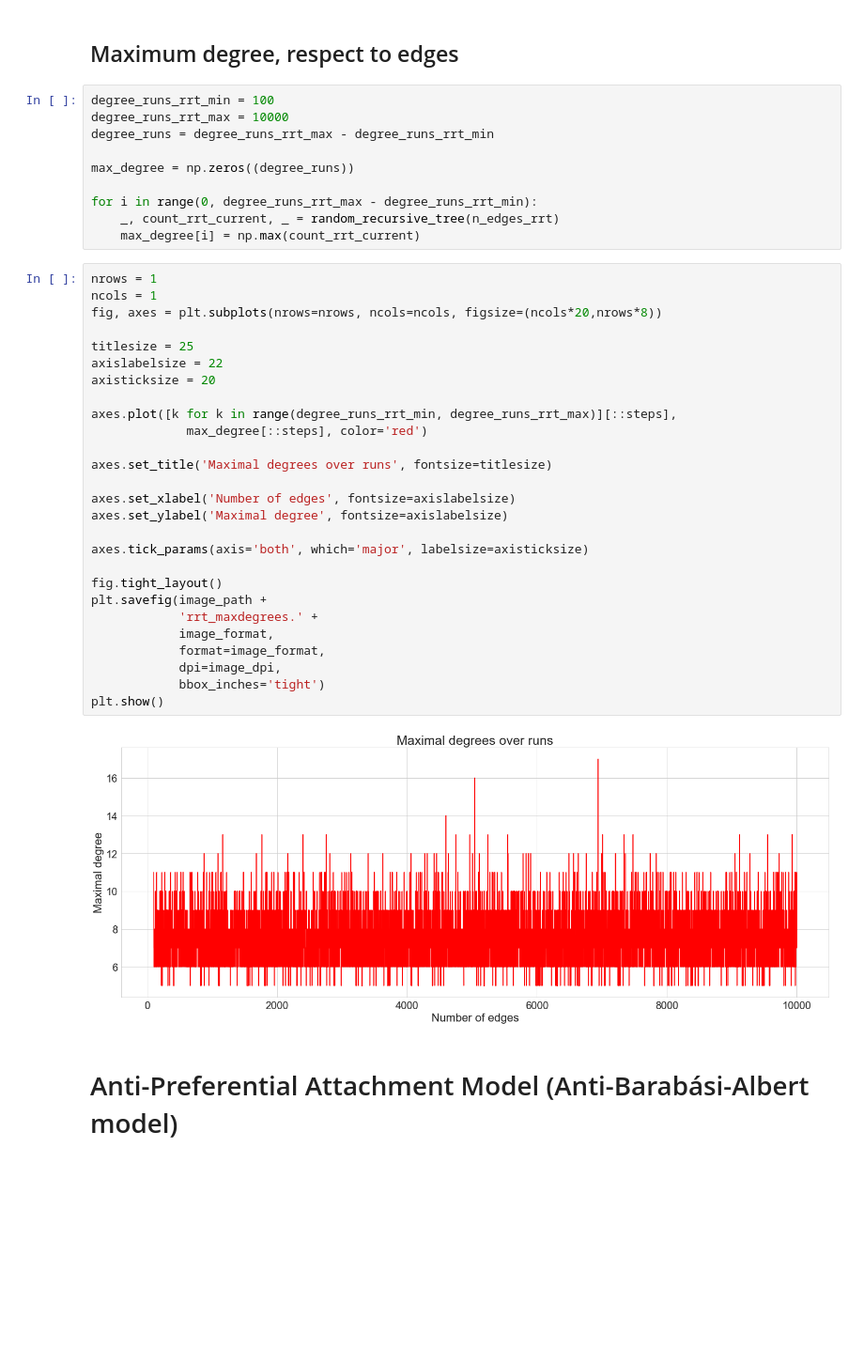
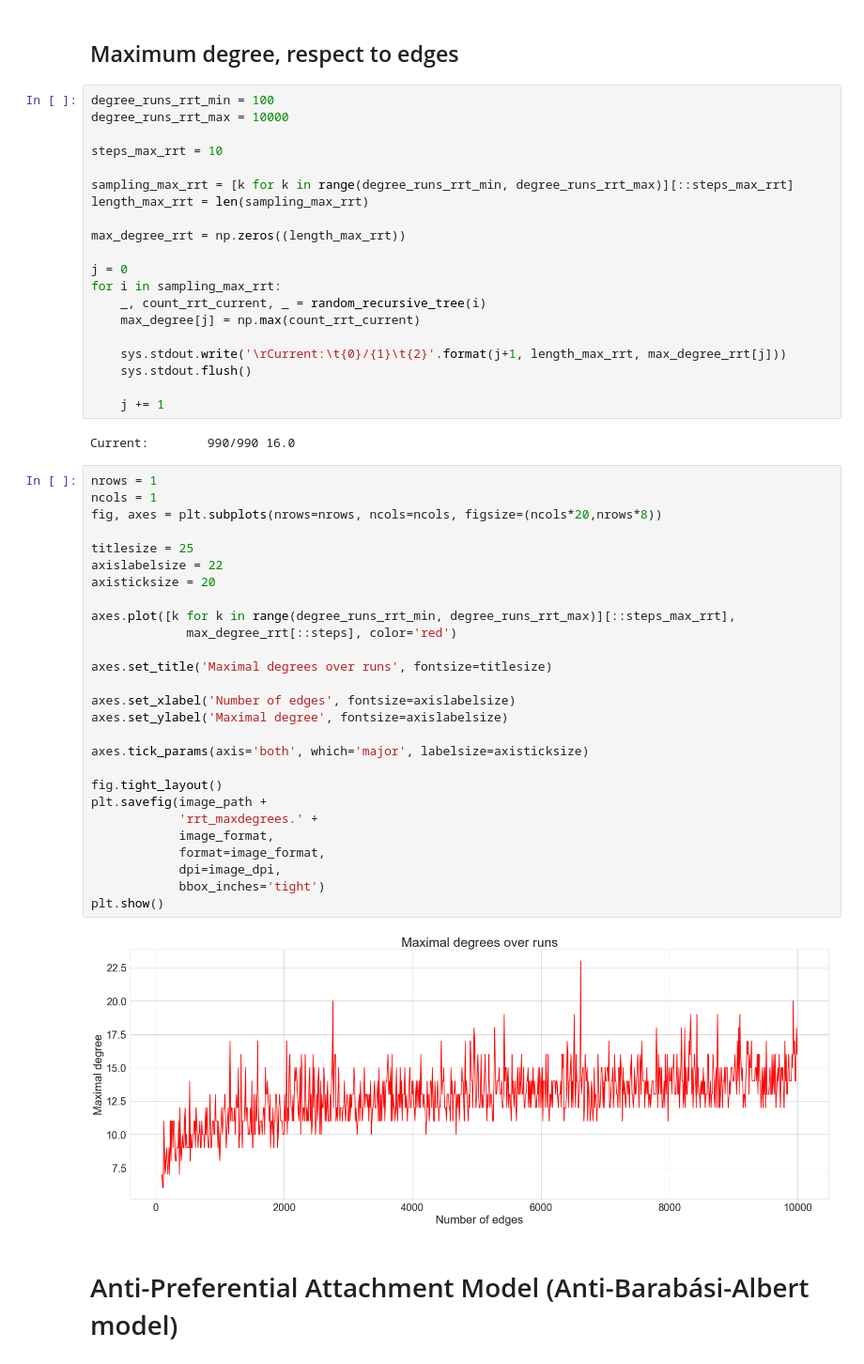
Before and after one commit to masterdesky/ELTE-stochastic-processes-2019, a Jupyter notebook: Lecture 9/Homework 8-9/Stochastic processes - 8-9..ipynb, the cells around one changed output. Shown at 94% size. Cells and saved outputs as stored; diff of their text form; blank space fills up the shorter version.

```diff
--- a/Lecture 9/Homework 8-9/Stochastic processes - 8-9..ipynb
+++ b/Lecture 9/Homework 8-9/Stochastic processes - 8-9..ipynb
@@ -189,44 +233,56 @@ plt.show()
 # %% [markdown]
 ## Maximum degree, respect to edges
-# %%
-degree_runs_rrt_min = 100
-degree_runs_rrt_max = 10000
-degree_runs = degree_runs_rrt_max - degree_runs_rrt_min
-
-max_degree = np.zeros((degree_runs))
-
-for i in range(0, degree_runs_rrt_max - degree_runs_rrt_min):
-    _, count_rrt_current, _ = random_recursive_tree(n_edges_rrt)
-    max_degree[i] = np.max(count_rrt_current)
+# %%
+degree_runs_rrt_min = 100
+degree_runs_rrt_max = 10000
+
+steps_max_rrt = 10
+
+sampling_max_rrt = [k for k in range(degree_runs_rrt_min, degree_runs_rrt_max)][::steps_max_rrt]
+length_max_rrt = len(sampling_max_rrt)
+
+max_degree_rrt = np.zeros((length_max_rrt))
+
+j = 0
+for i in sampling_max_rrt:
+    _, count_rrt_current, _ = random_recursive_tree(i)
+    max_degree[j] = np.max(count_rrt_current)
+
+    sys.stdout.write('\rCurrent:\t{0}/{1}\t{2}'.format(j+1, length_max_rrt, max_degree_rrt[j]))
+    sys.stdout.flush()
+
+    j += 1
+# %% [output]
+Current:        990/990 16.0
 # %%
 nrows = 1
 ncols = 1
 fig, axes = plt.subplots(nrows=nrows, ncols=ncols, figsize=(ncols*20,nrows*8))
 
 titlesize = 25
 axislabelsize = 22
 axisticksize = 20
 
-axes.plot([k for k in range(degree_runs_rrt_min, degree_runs_rrt_max)][::steps],
-             max_degree[::steps], color='red')
+axes.plot([k for k in range(degree_runs_rrt_min, degree_runs_rrt_max)][::steps_max_rrt],
+             max_degree_rrt[::steps], color='red')
 
 axes.set_title('Maximal degrees over runs', fontsize=titlesize)
 
 axes.set_xlabel('Number of edges', fontsize=axislabelsize)
 axes.set_ylabel('Maximal degree', fontsize=axislabelsize)
 
 axes.tick_params(axis='both', which='major', labelsize=axisticksize)
 
 fig.tight_layout()
 plt.savefig(image_path +
             'rrt_maxdegrees.' +
             image_format,
             format=image_format,
             dpi=image_dpi,
             bbox_inches='tight')
 plt.show()
 # %% [output]
-[figure, old version]
+[figure, new version]
 # %% [markdown]
 # Anti-Preferential Attachment Model (Anti-Barabási-Albert model)
 # %%
```
Also changed, not shown: parts of 11 cells of this notebook, 7 other files.
